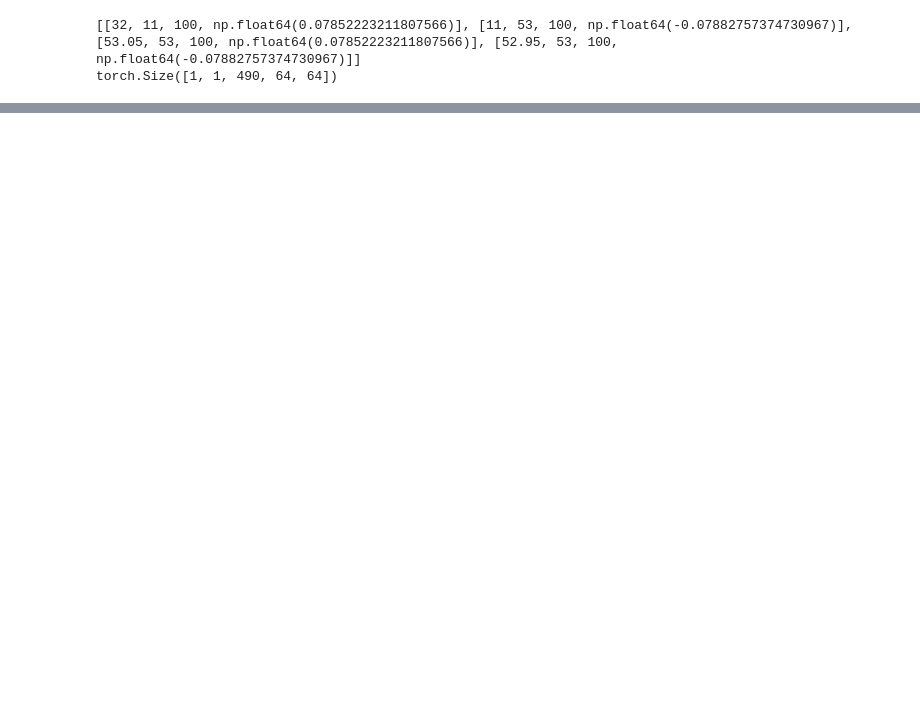
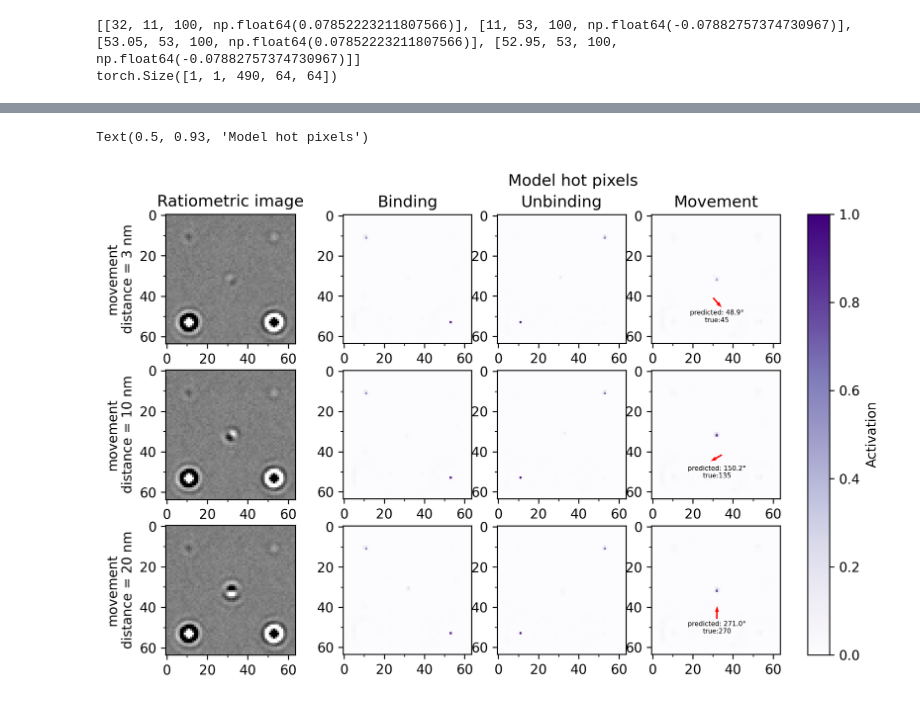
Before and after one commit to alexross-o/ml_mp, a Jupyter notebook: notebooks/eval_test.ipynb, the cells around one changed output, grey strips where cells are left out. Saved outputs shown, nothing was run; the diff lists cells and outputs as text; code cells hidden in the pictures; blank space fills up the shorter version.

```diff
--- a/notebooks/eval_test.ipynb
+++ b/notebooks/eval_test.ipynb
@@ -224,0 +346,7 @@ ax.set_
+# %%
+events_doped = [
+    [11, 11, 100, m2c(100)],
+    [53, 11, 100, -m2c(100)],
+    [11, 53, 100, -m2c(3500)],
+    [53, 53, 100, m2c(3500)],
+]
@@ -224,0 +376,50 @@ ax.set_
+# %%
+fig, axs = plt.subplots(3, 4, dpi=300, figsize=(10, 6))
+
+frame = 100 - navg
+
+axs[0, 0].set_title("Ratiometric image")
+axs[0, 1].set_title("Binding")
+axs[0, 2].set_title("Unbinding")
+axs[0, 3].set_title("Movement")
+
+axs[0, 0].set_ylabel(f"movement\ndistance = {movement_dist_small} nm")
+axs[1, 0].set_ylabel(f"movement\ndistance = {movement_dist10} nm")
+axs[2, 0].set_ylabel(f"movement\ndistance = {movement_dist15} nm")
+
+axs[0, 0].imshow(-images_small[frame], cmap="gray", vmin=-0.01, vmax=0.01)
+axs[0, 1].imshow(heatmap_small[EventDetector.CLASS_BINDING][frame], vmin=0, vmax=1, cmap="Purples")
+axs[0, 2].imshow(heatmap_small[EventDetector.CLASS_UNBINDING][frame], vmin=0, vmax=1, cmap="Purples")
+axs[0, 3].imshow(heatmap_small[EventDetector.CLASS_MOVEMENT][frame], vmin=0, vmax=1, cmap="Purples")
+sel_small = heatmap_small[EventDetector.CLASS_MOVEMENT][frame] > 0.2
+cos_small, sin_small = orientation_small[:, frame]
+plot_orientation_arrow(true_angle=45, ax=axs[0, 3], x=32, y=43, cos=cos_small[sel_small][0], sin=sin_small[sel_small][0])
+
+axs[1, 0].imshow(-images10[frame], cmap="gray", vmin=-0.01, vmax=0.01)
+axs[1, 1].imshow(heatmap10[EventDetector.CLASS_BINDING][frame], vmin=0, vmax=1, cmap="Purples")
+axs[1, 2].imshow(heatmap10[EventDetector.CLASS_UNBINDING][frame], vmin=0, vmax=1, cmap="Purples")
+axs[1, 3].imshow(heatmap10[EventDetector.CLASS_MOVEMENT][frame], vmin=0, vmax=1, cmap="Purples")
+sel10 = heatmap10[EventDetector.CLASS_MOVEMENT][frame] > 0.2
+cos10, sin10 = orientation10[:, frame]
+plot_orientation_arrow(true_angle=135, ax=axs[1, 3], x=32, y=43, cos=cos10[sel10][0], sin=sin10[sel10][0])
+
+axs[2, 0].imshow(-images20[frame], cmap="gray", vmin=-0.01, vmax=0.01)
+axs[2, 1].imshow(heatmap20[EventDetector.CLASS_BINDING][frame], vmin=0, vmax=1, cmap="Purples")
+axs[2, 2].imshow(heatmap20[EventDetector.CLASS_UNBINDING][frame], vmin=0, vmax=1, cmap="Purples")
+axs[2, 3].imshow(heatmap20[EventDetector.CLASS_MOVEMENT][frame], vmin=0, vmax=1, cmap="Purples")
+sel20 = heatmap20[EventDetector.CLASS_MOVEMENT][frame] > 0.5
+cos20, sin20 = orientation20[:, frame]
+plot_orientation_arrow(true_angle=270, ax=axs[2, 3], x=32, y=43, cos=cos20[sel20][0], sin=sin20[sel20][0])
+
+plt.colorbar(mappable=axs[0, 3].images[0], ax=axs[:, 1:], label="Activation")
+
+for ax in axs.flatten():
+    ax.xaxis.set_major_locator(MultipleLocator(20))
+    ax.yaxis.set_major_locator(MultipleLocator(20))
+    ax.xaxis.set_minor_locator(MultipleLocator(10))
+    ax.yaxis.set_minor_locator(MultipleLocator(10))
+
+fig.text(x=0.5, y=0.93, s="Model hot pixels", size=12)
+# %% [output]
+Text(0.5, 0.93, 'Model hot pixels')
+[figure, added]
```
Also changed, not shown: parts of 37 cells of this notebook.
